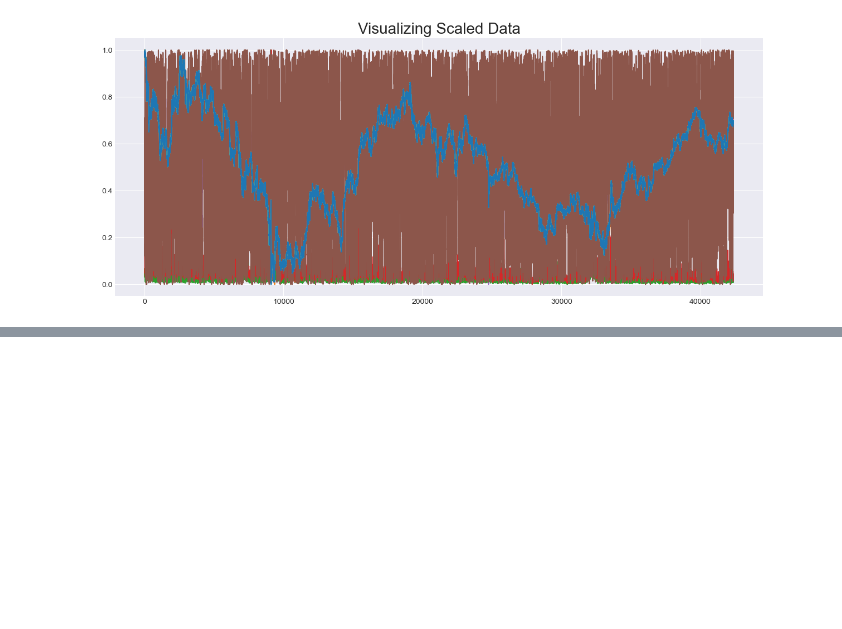
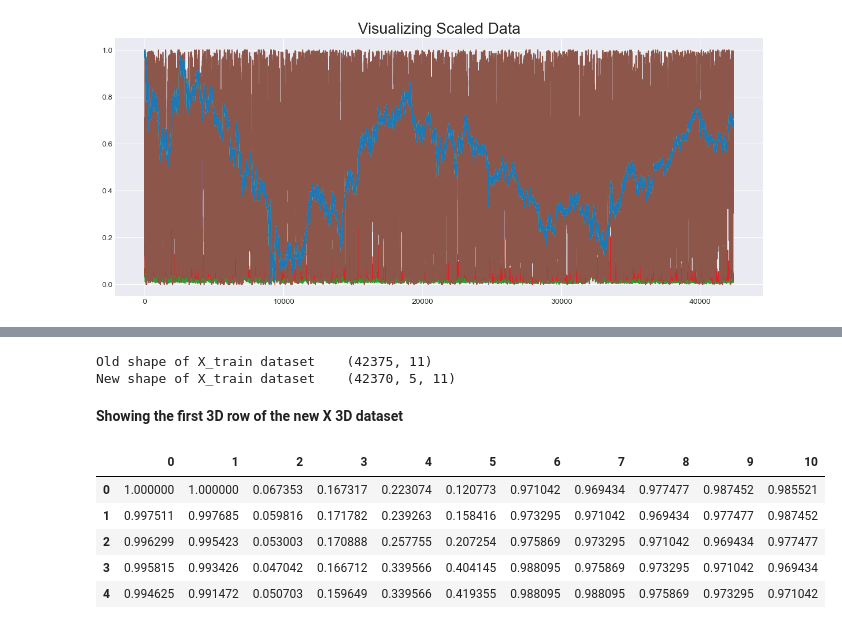
Before and after one commit to YarosInter/Time-Series-Conv1D-Neural-Network, a Jupyter notebook: Conv1D_Layer_Neural_Network.ipynb, the cells around one changed output, grey strips where cells are left out. Cells and saved outputs as stored; diff of their text form; code cells hidden in the pictures; blank space fills up the shorter version.

```diff
--- a/Conv1D_Layer_Neural_Network.ipynb
+++ b/Conv1D_Layer_Neural_Network.ipynb
@@ -163,0 +169,5 @@ plt.show()
+# %%
+# Refer to the docstring of the "create_3d_data" function from the data.py file
+X_train_3d, y_train_3d = data.create_3d_data(X_train_scaled, np.sign(y_train), 5)
+X_val_3d, y_val_3d = data.create_3d_data(X_val_scaled, np.sign(y_val), 5)
+X_test_3d, y_test_3d = data.create_3d_data(X_test_scaled, np.sign(y_test), 5)
@@ -163,0 +178,18 @@ plt.show()
+# %%
+# Showing the new shape of the X_train dataset
+print(f"Old shape of X_train dataset    {X_train_scaled.shape}")
+print(f"New shape of X_train dataset    {X_train_3d.shape}")
+# %% [output]
+Old shape of X_train dataset    (42375, 11)
+New shape of X_train dataset    (42370, 5, 11)
+# %% [markdown]
+**Showing the first 3D row of the new X 3D dataset**
+# %%
+pd.DataFrame(X_train_3d[0])
+# %% [output]
+|  | 0 | 1 | 2 | 3 | 4 | 5 | 6 | 7 | 8 | 9 | 10 |
+| 0 | 1.000000 | 1.000000 | 0.067353 | 0.167317 | 0.223074 | 0.120773 | 0.971042 | 0.969434 | 0.977477 | 0.987452 | 0.985521 |
+| 1 | 0.997511 | 0.997685 | 0.059816 | 0.171782 | 0.239263 | 0.158416 | 0.973295 | 0.971042 | 0.969434 | 0.977477 | 0.987452 |
+| 2 | 0.996299 | 0.995423 | 0.053003 | 0.170888 | 0.257755 | 0.207254 | 0.975869 | 0.973295 | 0.971042 | 0.969434 | 0.977477 |
+| 3 | 0.995815 | 0.993426 | 0.047042 | 0.166712 | 0.339566 | 0.404145 | 0.988095 | 0.975869 | 0.973295 | 0.971042 | 0.969434 |
+| 4 | 0.994625 | 0.991472 | 0.050703 | 0.159649 | 0.339566 | 0.419355 | 0.988095 | 0.988095 | 0.975869 | 0.973295 | 0.971042 |
```
Also changed, not shown: parts of 5 cells of this notebook.
